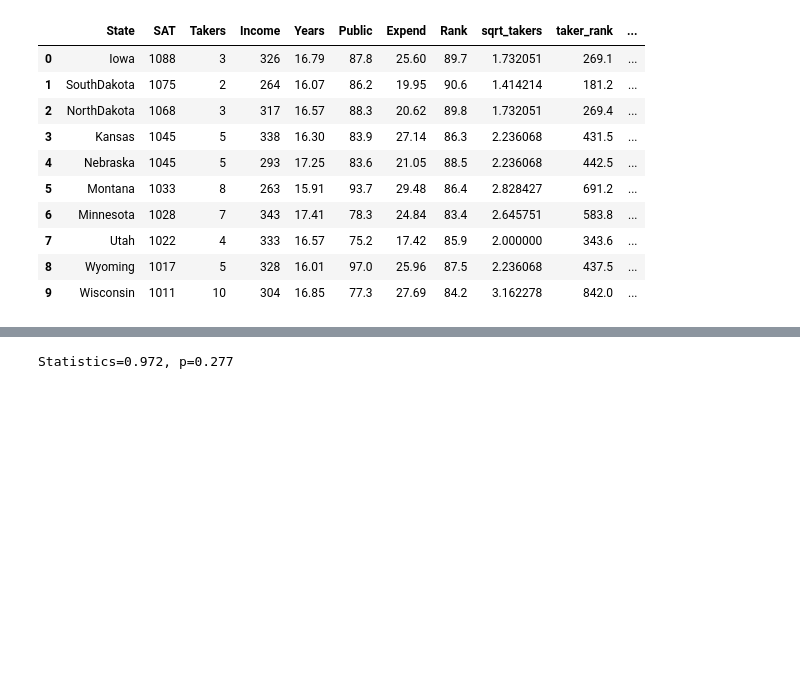
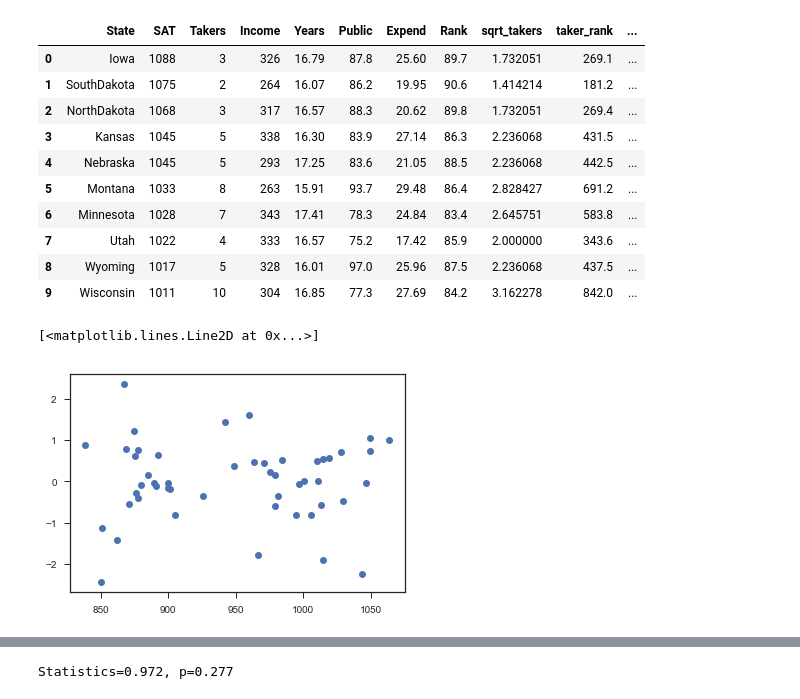
Before and after one commit to icerealm/SAT, a Jupyter notebook: SAT.ipynb, the cells around one changed output, grey strips where cells are left out. Cells and saved outputs as stored; diff of their text form; code cells hidden in the pictures; blank space fills up the shorter version.

Commit message:
added residual

```diff
--- a/SAT.ipynb
+++ b/SAT.ipynb
@@ -509,6 +509,11 @@ df.head(10)
 | 7 | Utah | 1022 | 4 | 333 | 16.57 | 75.2 | 17.42 | 85.9 | 2.000000 | 343.6 | ... |
 | 8 | Wyoming | 1017 | 5 | 328 | 16.01 | 97.0 | 25.96 | 87.5 | 2.236068 | 437.5 | ... |
 | 9 | Wisconsin | 1011 | 10 | 304 | 16.85 | 77.3 | 27.69 | 84.2 | 3.162278 | 842.0 | ... |
+# %%
+plt.plot(predictions, model.resid_pearson, 'o')
+# %% [output]
+[<matplotlib.lines.Line2D at 0x...>]
+[figure, added]
 # %%
 residual = model.resid_pearson
 qqplot(residual, line='s')
```
Also changed, not shown: parts of 25 cells of this notebook.
